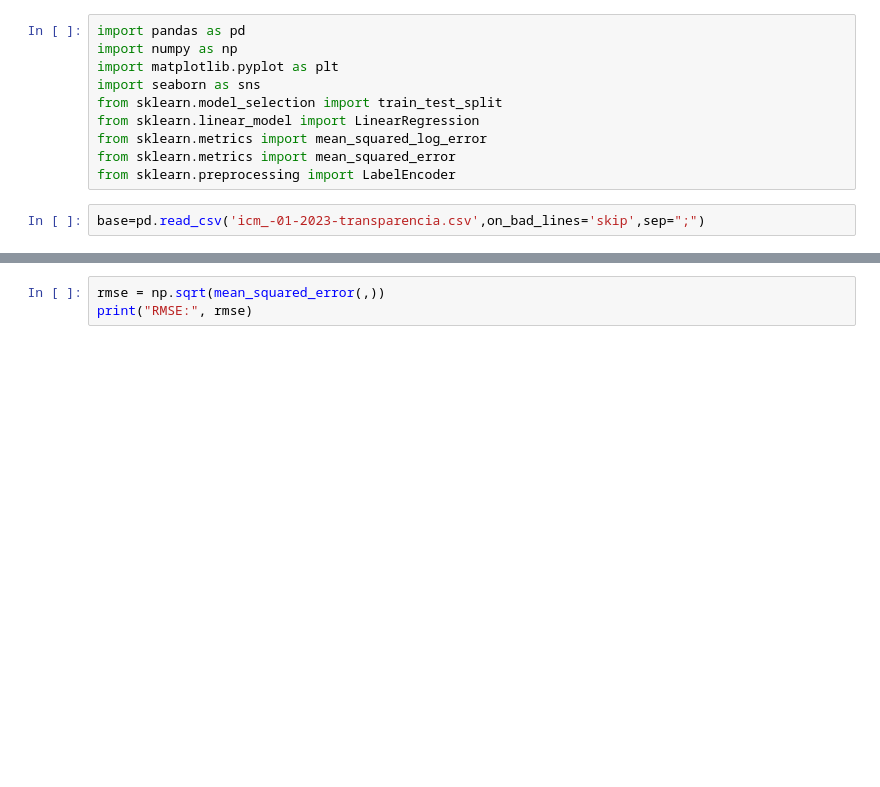
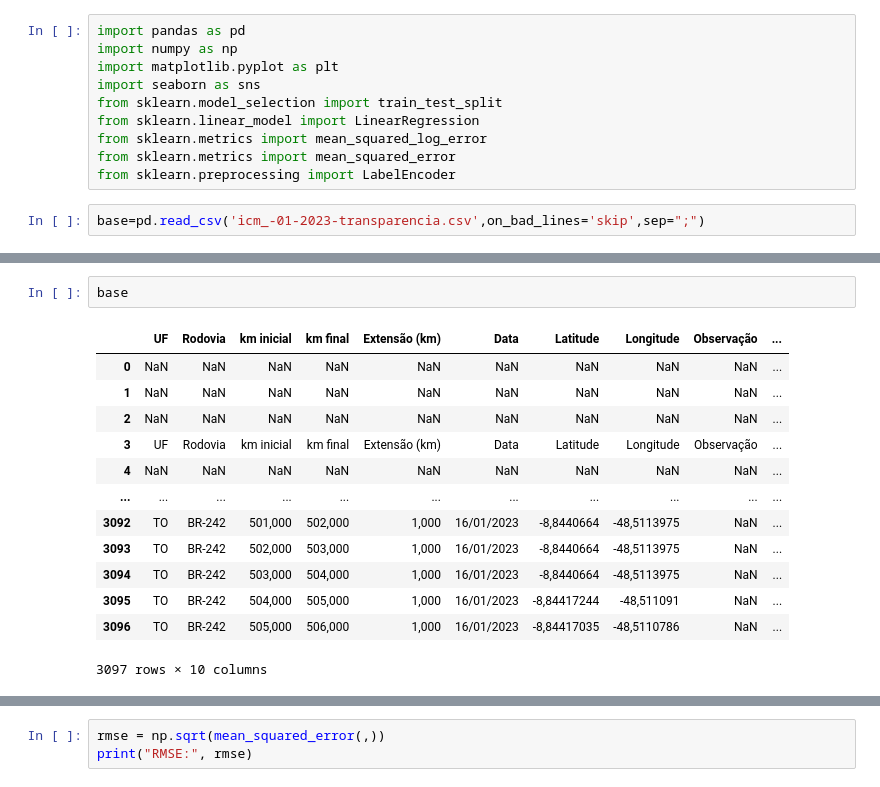
Before and after one commit to WandersonGustavo/Imersao_Alura_Aula_04, a Jupyter notebook: dnit_dados2.ipynb, the cells around one changed output, grey strips where cells are left out. Cells and saved outputs as stored; diff of their text form; blank space fills up the shorter version.

```diff
--- a/dnit_dados2.ipynb
+++ b/dnit_dados2.ipynb
@@ -21,3 +66,19 @@ base2.columns=['UF','Rodovia','km inicial','km final','Extensão (km)','Data','L
+# %%
+base
+# %% [output]
+|  | UF | Rodovia | km inicial | km final | Extensão (km) | Data | Latitude | Longitude | Observação | ... |
+| 0 | NaN | NaN | NaN | NaN | NaN | NaN | NaN | NaN | NaN | ... |
+| 1 | NaN | NaN | NaN | NaN | NaN | NaN | NaN | NaN | NaN | ... |
+| 2 | NaN | NaN | NaN | NaN | NaN | NaN | NaN | NaN | NaN | ... |
+| 3 | UF | Rodovia | km inicial | km final | Extensão (km) | Data | Latitude | Longitude | Observação | ... |
+| 4 | NaN | NaN | NaN | NaN | NaN | NaN | NaN | NaN | NaN | ... |
+| ... | ... | ... | ... | ... | ... | ... | ... | ... | ... | ... |
+| 3092 | TO | BR-242 | 501,000 | 502,000 | 1,000 | 16/01/2023 | -8,8440664 | -48,5113975 | NaN | ... |
+| 3093 | TO | BR-242 | 502,000 | 503,000 | 1,000 | 16/01/2023 | -8,8440664 | -48,5113975 | NaN | ... |
+| 3094 | TO | BR-242 | 503,000 | 504,000 | 1,000 | 16/01/2023 | -8,8440664 | -48,5113975 | NaN | ... |
+| 3095 | TO | BR-242 | 504,000 | 505,000 | 1,000 | 16/01/2023 | -8,84417244 | -48,511091 | NaN | ... |
+| 3096 | TO | BR-242 | 505,000 | 506,000 | 1,000 | 16/01/2023 | -8,84417035 | -48,5110786 | NaN | ... |
+3097 rows × 10 columns
 # %%
 #AGUPAR E EXIBIR DADOS DA BAHIA
 dadosBahia22=base2.groupby(['UF'])
```
Also changed, not shown: parts of 16 cells of this notebook.
